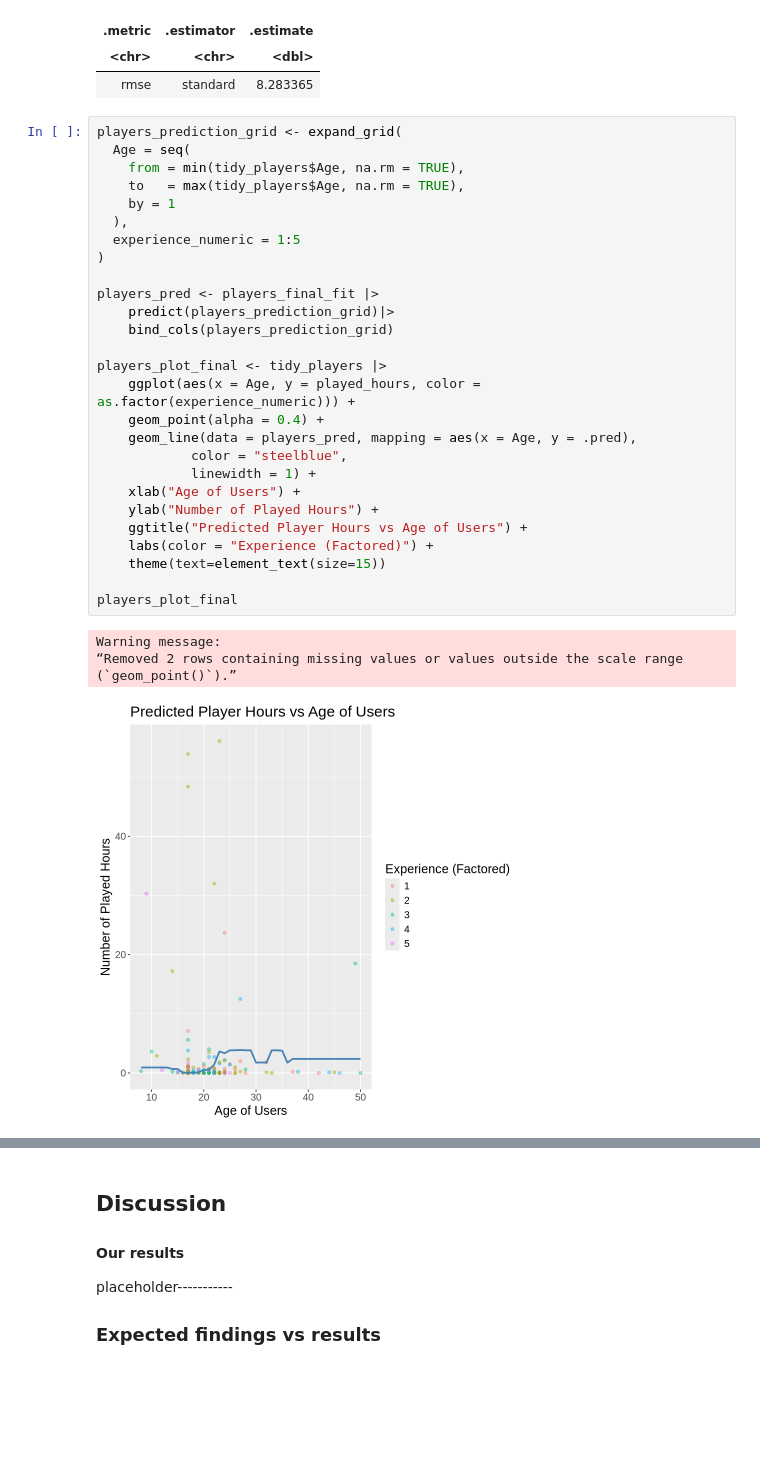
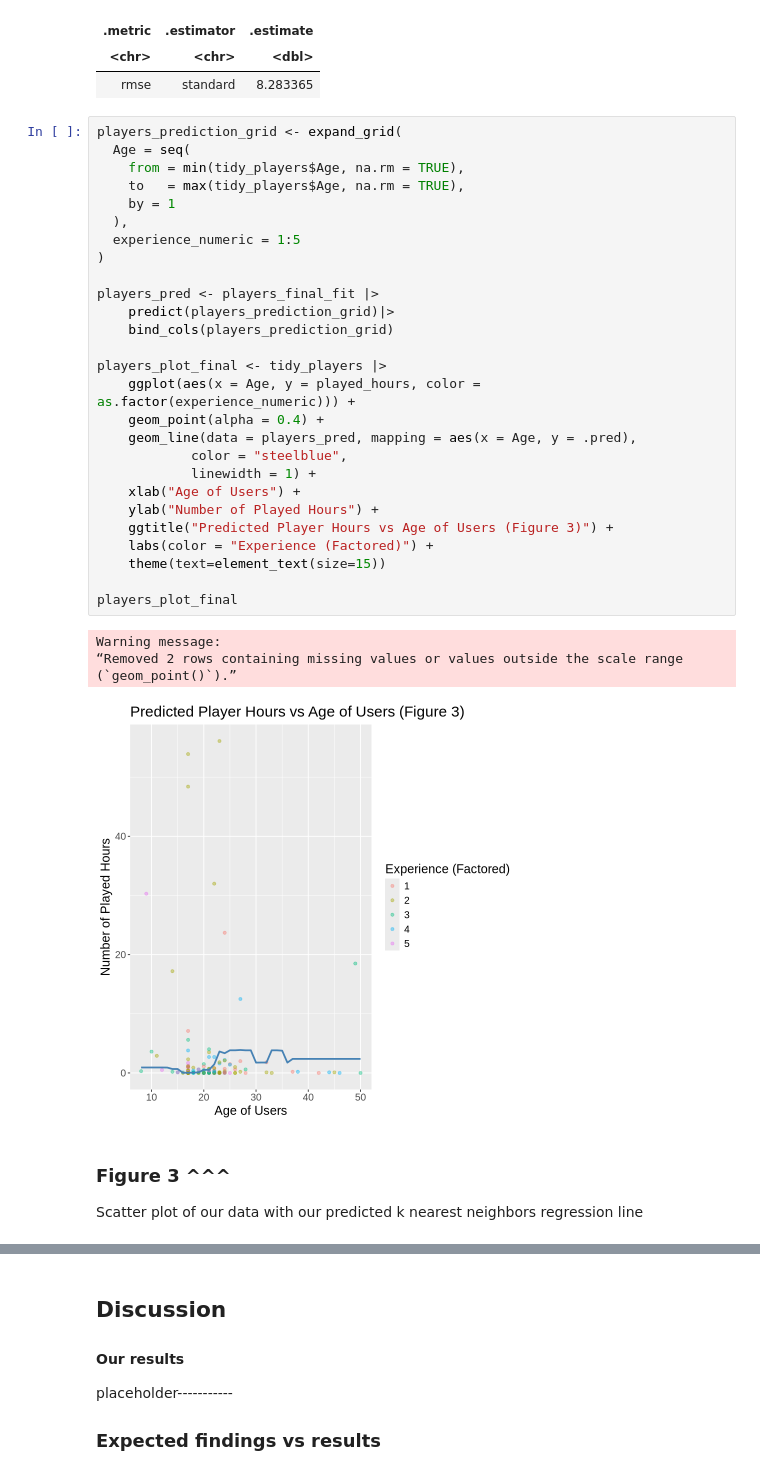
Before and after one commit to Seanrsl19/dsci-100-s006-g35, a Jupyter notebook: project_final.ipynb, the cells around one changed output, grey strips where cells are left out. Drawn from its saved outputs; the diff is of its cells as text; blank space fills up the shorter version.

```diff
--- a/project_final.ipynb
+++ b/project_final.ipynb
@@ -317,35 +357,38 @@ A tibble: 1 × 3
 # %%
 players_prediction_grid <- expand_grid(
   Age = seq(
     from = min(tidy_players$Age, na.rm = TRUE),
     to   = max(tidy_players$Age, na.rm = TRUE),
     by = 1
   ),
   experience_numeric = 1:5
 )
 
 players_pred <- players_final_fit |>
     predict(players_prediction_grid)|>
     bind_cols(players_prediction_grid)
 
 players_plot_final <- tidy_players |>
     ggplot(aes(x = Age, y = played_hours, color = as.factor(experience_numeric))) +
     geom_point(alpha = 0.4) +
     geom_line(data = players_pred, mapping = aes(x = Age, y = .pred),
             color = "steelblue",
             linewidth = 1) +
     xlab("Age of Users") +
     ylab("Number of Played Hours") +
-    ggtitle("Predicted Player Hours vs Age of Users") +
+    ggtitle("Predicted Player Hours vs Age of Users (Figure 3)") +
     labs(color = "Experience (Factored)") +
     theme(text=element_text(size=15))
 
 players_plot_final
 # %% [output]
 Warning message:
 “Removed 2 rows containing missing values or values outside the scale range
 (`geom_point()`).”
-[figure, old version]
+[figure, new version]
+# %% [markdown]
+### Figure 3 ^^^
+Scatter plot of our data with our predicted k nearest neighbors regression line
 # %%
 tidy_players <- players |>
   mutate(
```
Also changed, not shown: parts of 10 cells of this notebook.
